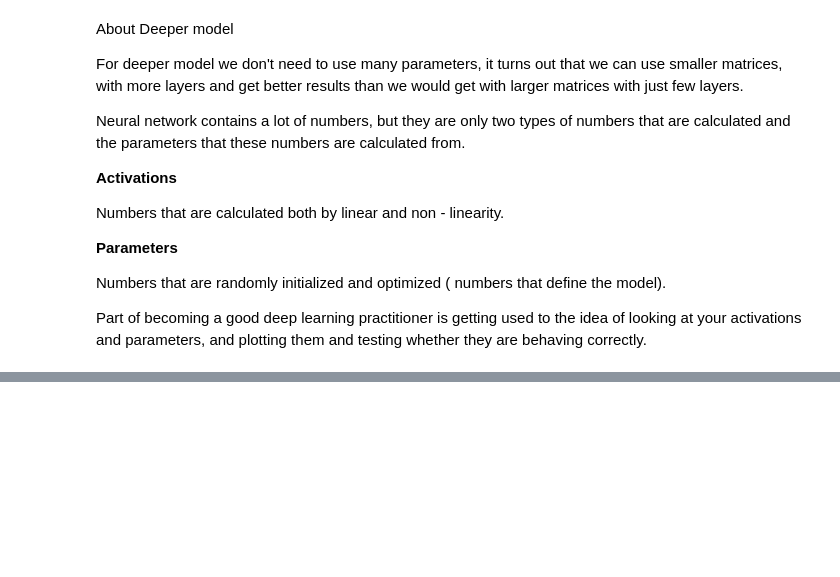
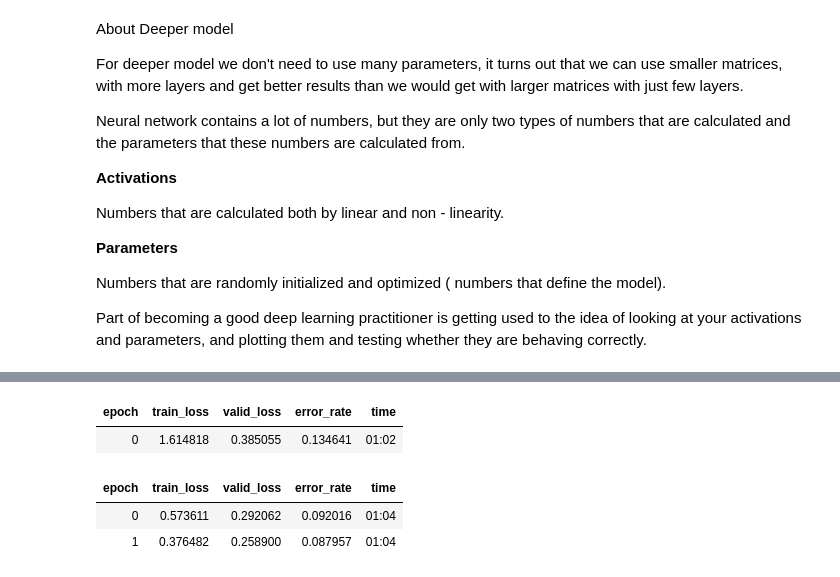
Before and after one commit to ashikshafi08/Learning-Fastai, a Jupyter notebook: Chapters Notebooks/Fastai_Refresher.ipynb, the cells around one changed output, grey strips where cells are left out. Cells and saved outputs as stored; diff of their text form; code cells hidden in the pictures; blank space fills up the shorter version.

```diff
--- a/Chapters Notebooks/Fastai_Refresher.ipynb
+++ b/Chapters Notebooks/Fastai_Refresher.ipynb
@@ -1092,0 +1267,6 @@ Part of becoming a good deep learning practitioner is getting used to the idea o
+# %%
+# Training a simple model to train our data
+
+learn = cnn_learner(dls , resnet18 , metrics = error_rate)
+learn.fine_tune(2)
+# %% [output]
@@ -1092,0 +1274,5 @@ Part of becoming a good deep learning practitioner is getting used to the idea o
+| epoch | train_loss | valid_loss | error_rate | time |
+| 0 | 1.614818 | 0.385055 | 0.134641 | 01:02 |
+| epoch | train_loss | valid_loss | error_rate | time |
+| 0 | 0.573611 | 0.292062 | 0.092016 | 01:04 |
+| 1 | 0.376482 | 0.258900 | 0.087957 | 01:04 |
```
Also changed, not shown: parts of 68 cells of this notebook.
